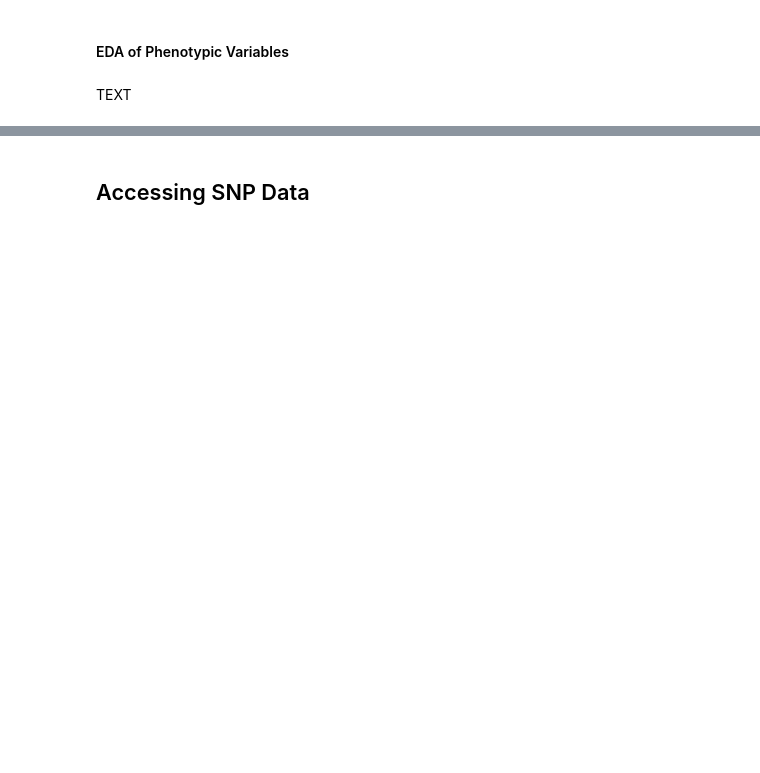
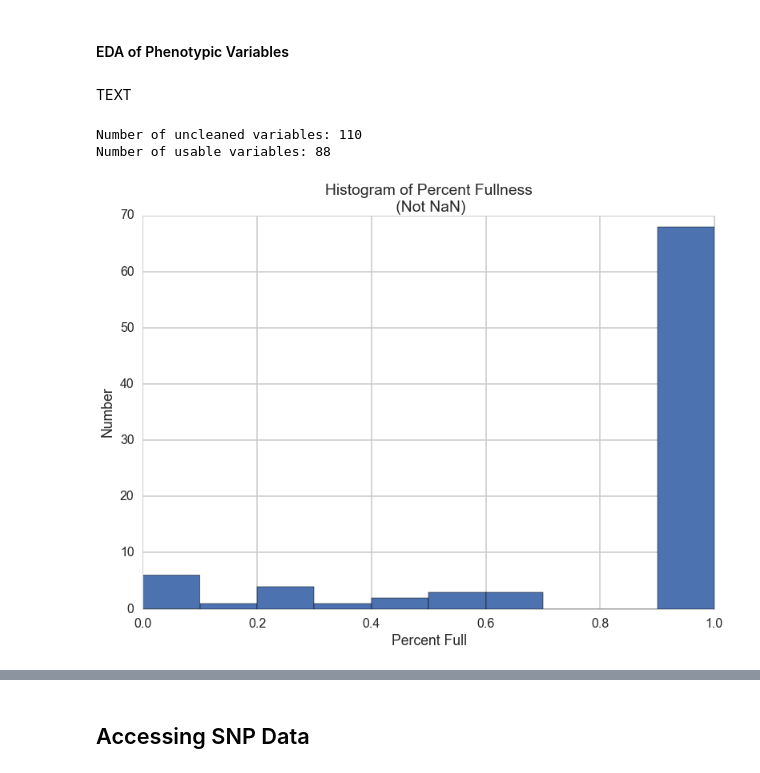
Before and after one commit to dylanpeterson/cs109-final-project, a Jupyter notebook: processbook.ipynb, the cells around one changed output, grey strips where cells are left out. Saved outputs shown, nothing was run; the diff lists cells and outputs as text; code cells hidden in the pictures; blank space fills up the shorter version.

```diff
--- a/processbook.ipynb
+++ b/processbook.ipynb
@@ -358,7 +385,10 @@ for col in eda_df.columns:
 eda_df = eda_df.drop(['acc_date','acc_id_seed_donor_number','acc_id_seq_num',
                       'collection_number','variety_name', 'variety_group_from_morph'],1)
 
-print "Number of cleaned variables: " + str(len(eda_df.dtypes))
+print "Number of usable variables: " + str(len(eda_df.dtypes))
+# %% [output]
+Number of uncleaned variables: 110
+Number of usable variables: 88
 # %%
 # Fullness = % not NAN
 fullness=[]
@@ -381,5 +411,10 @@ uniqueness.sort(key=lambda tup: tup[1],reverse=True)
 # %%
 x,y = zip(*fullness)
 plt.hist(y);
+plt.title('Histogram of Percent Fullness \n (Not NaN)')
+plt.xlabel('Percent Full')
+plt.ylabel('Number');
+# %% [output]
+[figure, added]
 # %%
 x,y = zip(*uniqueness)
```
Also changed, not shown: parts of 56 cells of this notebook, 1 other file.
